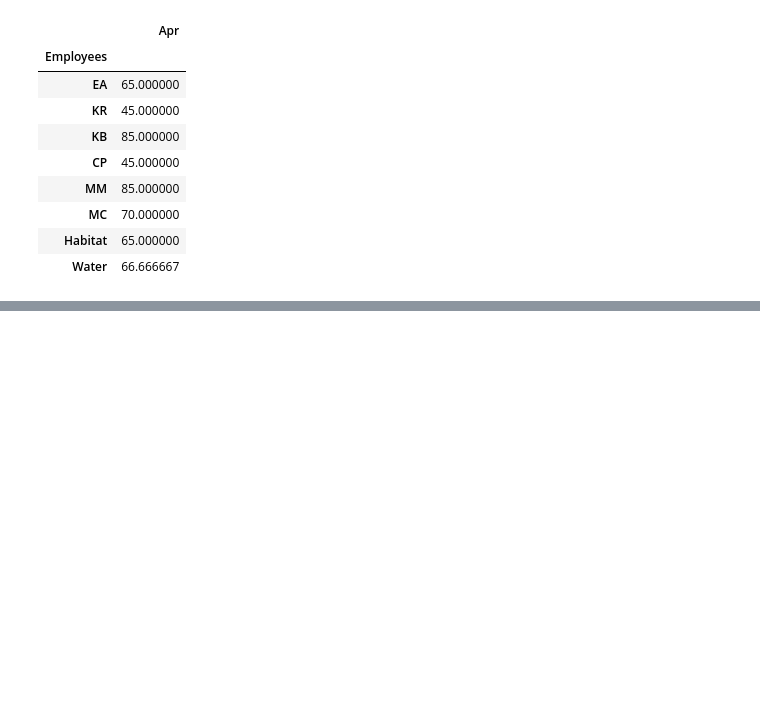
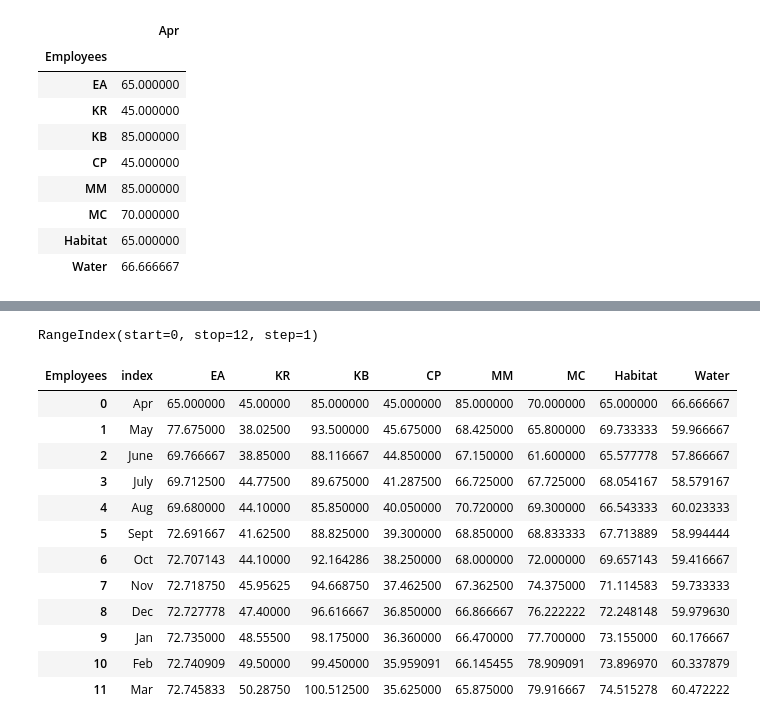
Before and after one commit to eanderson-ei/dev-env, a Jupyter notebook: notebooks/utilization-visualization.ipynb, the cells around one changed output, grey strips where cells are left out. Saved outputs shown, nothing was run; the diff lists cells and outputs as text; code cells hidden in the pictures; blank space fills up the shorter version.

```diff
--- a/notebooks/utilization-visualization.ipynb
+++ b/notebooks/utilization-visualization.ipynb
@@ -367,3 +383,23 @@ plt.show()
+# %%
+data.index
+# %% [output]
+RangeIndex(start=0, stop=12, step=1)
+# %%
+data= pd.read_excel()
+# %% [output]
+| Employees | index | EA | KR | KB | CP | MM | MC | Habitat | Water |
+| 0 | Apr | 65.000000 | 45.00000 | 85.000000 | 45.000000 | 85.000000 | 70.000000 | 65.000000 | 66.666667 |
+| 1 | May | 77.675000 | 38.02500 | 93.500000 | 45.675000 | 68.425000 | 65.800000 | 69.733333 | 59.966667 |
+| 2 | June | 69.766667 | 38.85000 | 88.116667 | 44.850000 | 67.150000 | 61.600000 | 65.577778 | 57.866667 |
+| 3 | July | 69.712500 | 44.77500 | 89.675000 | 41.287500 | 66.725000 | 67.725000 | 68.054167 | 58.579167 |
+| 4 | Aug | 69.680000 | 44.10000 | 85.850000 | 40.050000 | 70.720000 | 69.300000 | 66.543333 | 60.023333 |
+| 5 | Sept | 72.691667 | 41.62500 | 88.825000 | 39.300000 | 68.850000 | 68.833333 | 67.713889 | 58.994444 |
+| 6 | Oct | 72.707143 | 44.10000 | 92.164286 | 38.250000 | 68.000000 | 72.000000 | 69.657143 | 59.416667 |
+| 7 | Nov | 72.718750 | 45.95625 | 94.668750 | 37.462500 | 67.362500 | 74.375000 | 71.114583 | 59.733333 |
+| 8 | Dec | 72.727778 | 47.40000 | 96.616667 | 36.850000 | 66.866667 | 76.222222 | 72.248148 | 59.979630 |
+| 9 | Jan | 72.735000 | 48.55500 | 98.175000 | 36.360000 | 66.470000 | 77.700000 | 73.155000 | 60.176667 |
+| 10 | Feb | 72.740909 | 49.50000 | 99.450000 | 35.959091 | 66.145455 | 78.909091 | 73.896970 | 60.337879 |
+| 11 | Mar | 72.745833 | 50.28750 | 100.512500 | 35.625000 | 65.875000 | 79.916667 | 74.515278 | 60.472222 |
 # %%
 plt.rcParams['font.sans-serif'] = 'Tahoma'
 plt.rcParams['font.family'] = 'sans-serif'
```
Also changed, not shown: parts of 22 cells of this notebook, 2 other files.
